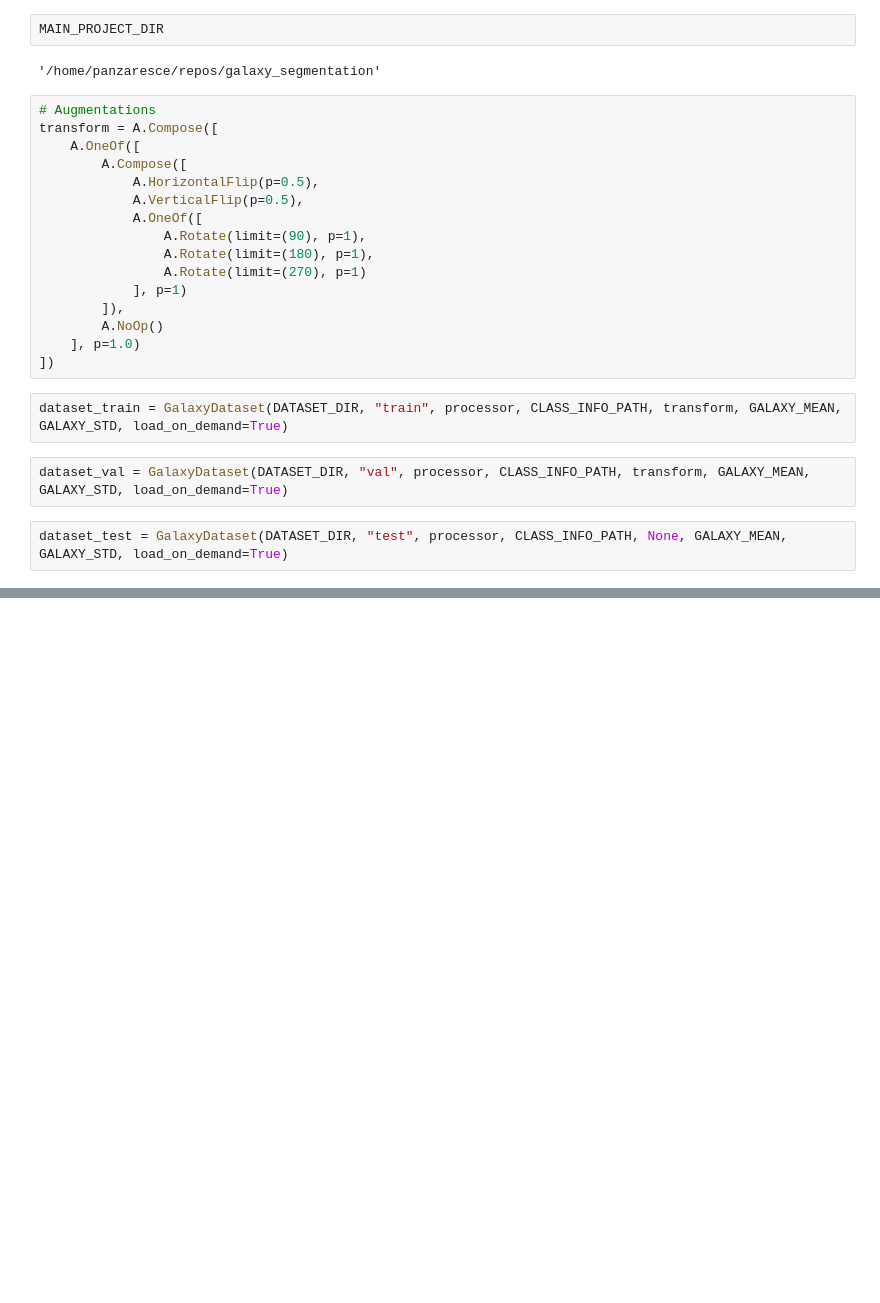
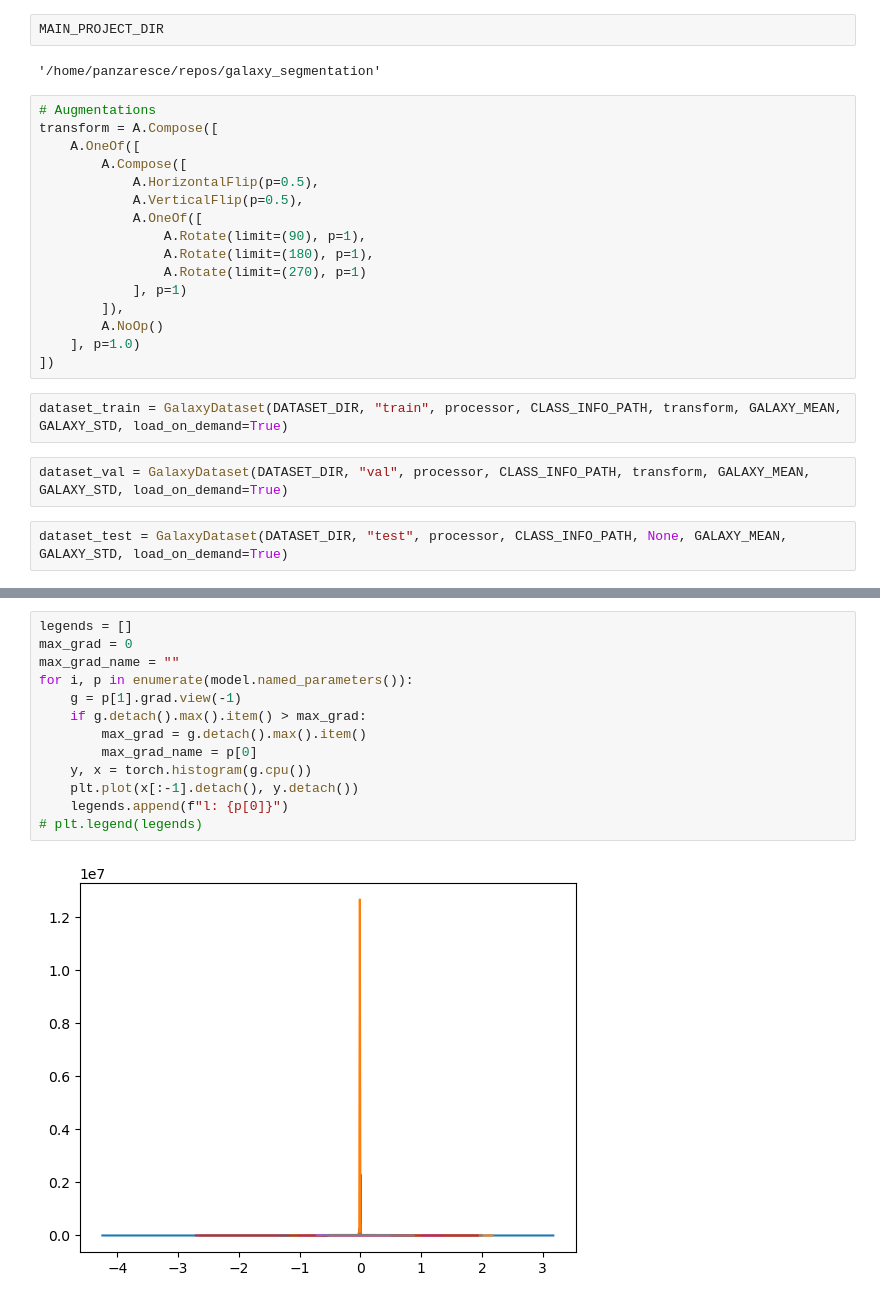
Before and after one commit to PanzaResce/galaxy_segmentation, a Jupyter notebook: notebooks/train_segmentation.ipynb, the cells around one changed output, grey strips where cells are left out. Saved outputs shown, nothing was run; the diff lists cells and outputs as text; blank space fills up the shorter version.

```diff
--- a/notebooks/train_segmentation.ipynb
+++ b/notebooks/train_segmentation.ipynb
@@ -104,0 +284,15 @@ test_dataloader = DataLoader(dataset_test, batch_size=batch_size, shuffle=True)
+# %%
+legends = []
+max_grad = 0
+max_grad_name = ""
+for i, p in enumerate(model.named_parameters()):
+    g = p[1].grad.view(-1)
+    if g.detach().max().item() > max_grad:
+        max_grad = g.detach().max().item()
+        max_grad_name = p[0]
+    y, x = torch.histogram(g.cpu())
+    plt.plot(x[:-1].detach(), y.detach())
+    legends.append(f"l: {p[0]}")
+# plt.legend(legends)
+# %% [output]
+[figure, added]
```
Also changed, not shown: parts of 32 cells of this notebook, 2 other files.
